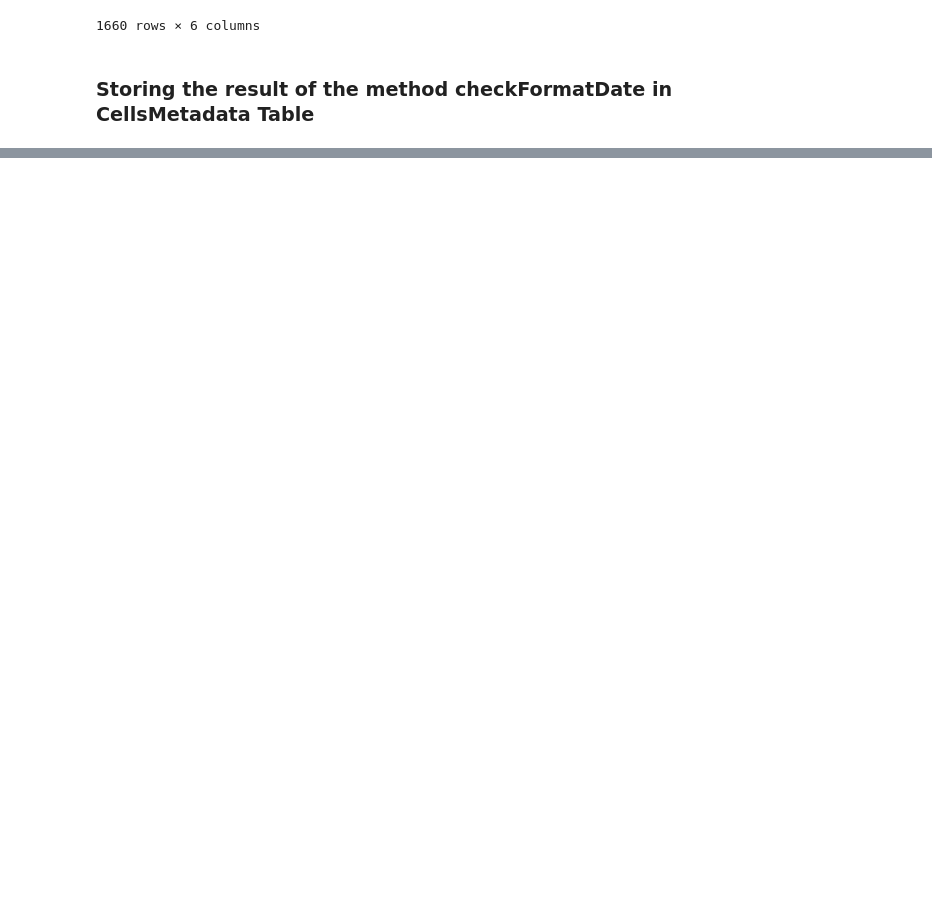
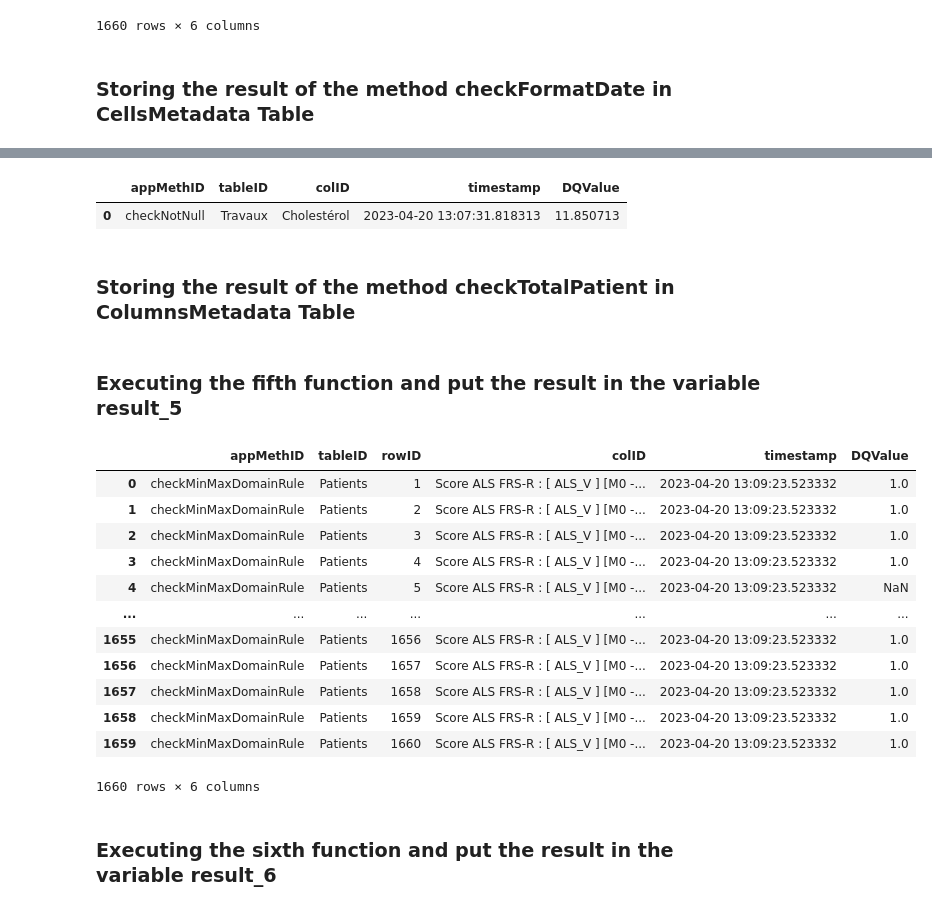
Before and after one commit to imen2000/pfe_on, a Jupyter notebook: ImplementationAppliedMethod.ipynb, the cells around one changed output, grey strips where cells are left out. Drawn from its saved outputs; the diff is of its cells as text; code cells hidden in the pictures; blank space fills up the shorter version.

```diff
--- a/ImplementationAppliedMethod.ipynb
+++ b/ImplementationAppliedMethod.ipynb
@@ -55,0 +196,35 @@ def checkFormatDate(attribute, table, date_format):
+# %%
+def checkMinMaxDomainRule(BD,attributeName, tableName, MIN, MAX):
+
+   '''Here below an intern function checkValueInDomain that has three inputs:
+      - a value which will be the value of the given attribute
+      - a minValue: minimum value
+      - a maxValue: maximum value.
+
+   outputs:
+      - nan in case value is null
+      - 1 if the value is between minValue and maxValue
+      - 0 otherwise
+   '''
+   def checkValueInDomain(value,minValue,maxValue):
+
+      if pd.isna(value):
+        return np.nan  # Retourner NaN pour les valeurs manquantes
+      if minValue <= value <= maxValue:
+        return 1
+      else:
+        return 0
+   #retrieve the dataframe that represents the tableName given as an argument
+   table = BD[tableName]
+   #create the schema of the resulting dataframe
+   result= pd.DataFrame(columns=['appMethID', 'tableID','rowID', 'colID', 'timestamp', 'DQValue'])
+   #calculate quality value
+   result['DQValue']= table[attributeName].apply(lambda x: checkValueInDomain(x,MIN,MAX))
+   #set identifiers, method and timestamp of the resulting dataframe
+   result['rowID']= table[table.columns[0]]
+   result['appMethID']= checkMinMaxDomainRule.__name__
+   result['tableID']= tableName
+   result['colID']= attributeName
+   result['timestamp']= datetime.now()
+
+   return result  #return the final result which is a dataframe
@@ -133,0 +467,7 @@ result_2.to_sql('CellsMetadata',engine, if_exists='append', index=False) # inser
+# %%
+result_4
+# %% [output]
+|  | appMethID | tableID | colID | timestamp | DQValue |
+| 0 | checkNotNull | Travaux | Cholestérol | 2023-04-20 13:07:31.818313 | 11.850713 |
+# %% [markdown]
+### Storing the result of the method checkTotalPatient in ColumnsMetadata Table
@@ -133,0 +476,20 @@ result_2.to_sql('CellsMetadata',engine, if_exists='append', index=False) # inser
+# %% [markdown]
+### Executing the fifth function and put the result in the variable result_5
+# %%
+result_5 = checkMinMaxDomainRule(BD,'Score ALS FRS-R : [ ALS_V ] [M0 - F0]','Patients',0,48)
+# %%
+result_5
+# %% [output]
+|  | appMethID | tableID | rowID | colID | timestamp | DQValue |
+| 0 | checkMinMaxDomainRule | Patients | 1 | Score ALS FRS-R : [ ALS_V ] [M0 -... | 2023-04-20 13:09:23.523332 | 1.0 |
+| 1 | checkMinMaxDomainRule | Patients | 2 | Score ALS FRS-R : [ ALS_V ] [M0 -... | 2023-04-20 13:09:23.523332 | 1.0 |
+| 2 | checkMinMaxDomainRule | Patients | 3 | Score ALS FRS-R : [ ALS_V ] [M0 -... | 2023-04-20 13:09:23.523332 | 1.0 |
+| 3 | checkMinMaxDomainRule | Patients | 4 | Score ALS FRS-R : [ ALS_V ] [M0 -... | 2023-04-20 13:09:23.523332 | 1.0 |
+| 4 | checkMinMaxDomainRule | Patients | 5 | Score ALS FRS-R : [ ALS_V ] [M0 -... | 2023-04-20 13:09:23.523332 | NaN |
+| ... | ... | ... | ... | ... | ... | ... |
+| 1655 | checkMinMaxDomainRule | Patients | 1656 | Score ALS FRS-R : [ ALS_V ] [M0 -... | 2023-04-20 13:09:23.523332 | 1.0 |
+| 1656 | checkMinMaxDomainRule | Patients | 1657 | Score ALS FRS-R : [ ALS_V ] [M0 -... | 2023-04-20 13:09:23.523332 | 1.0 |
+| 1657 | checkMinMaxDomainRule | Patients | 1658 | Score ALS FRS-R : [ ALS_V ] [M0 -... | 2023-04-20 13:09:23.523332 | 1.0 |
+| 1658 | checkMinMaxDomainRule | Patients | 1659 | Score ALS FRS-R : [ ALS_V ] [M0 -... | 2023-04-20 13:09:23.523332 | 1.0 |
+| 1659 | checkMinMaxDomainRule | Patients | 1660 | Score ALS FRS-R : [ ALS_V ] [M0 -... | 2023-04-20 13:09:23.523332 | 1.0 |
+1660 rows × 6 columns
@@ -133,0 +498,2 @@ result_2.to_sql('CellsMetadata',engine, if_exists='append', index=False) # inser
+# %% [markdown]
+### Executing the sixth function and put the result in the variable result_6
```
Also changed, not shown: parts of 46 cells of this notebook.
